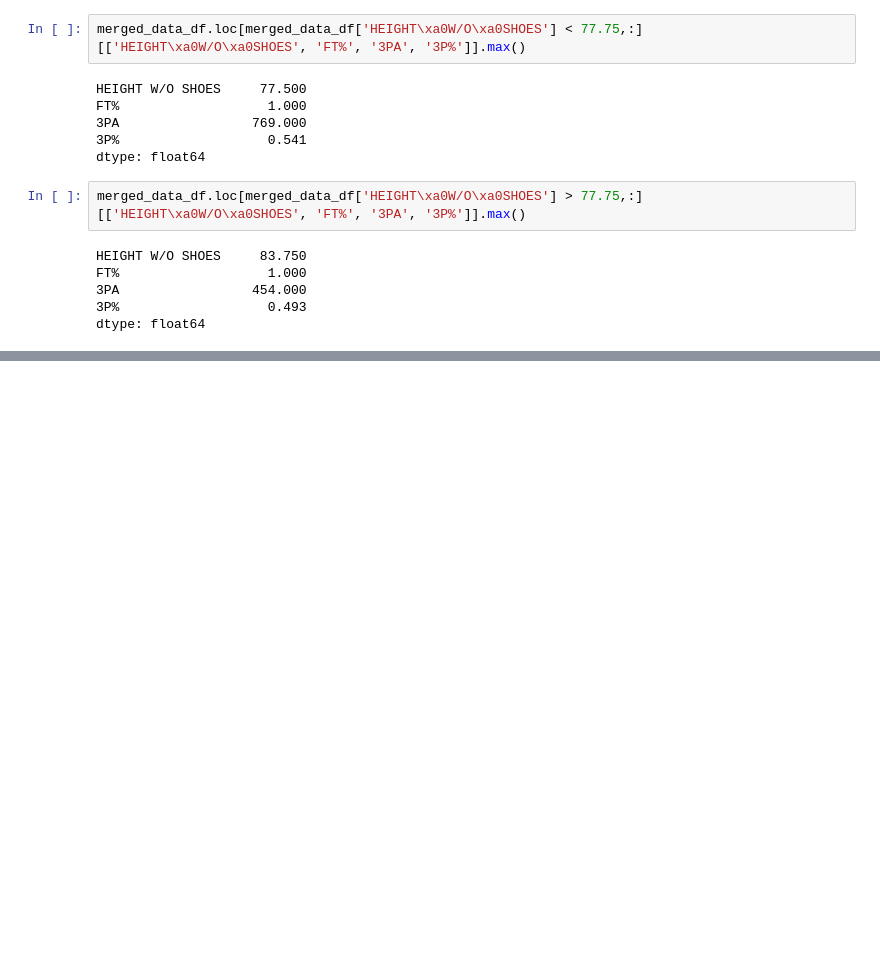
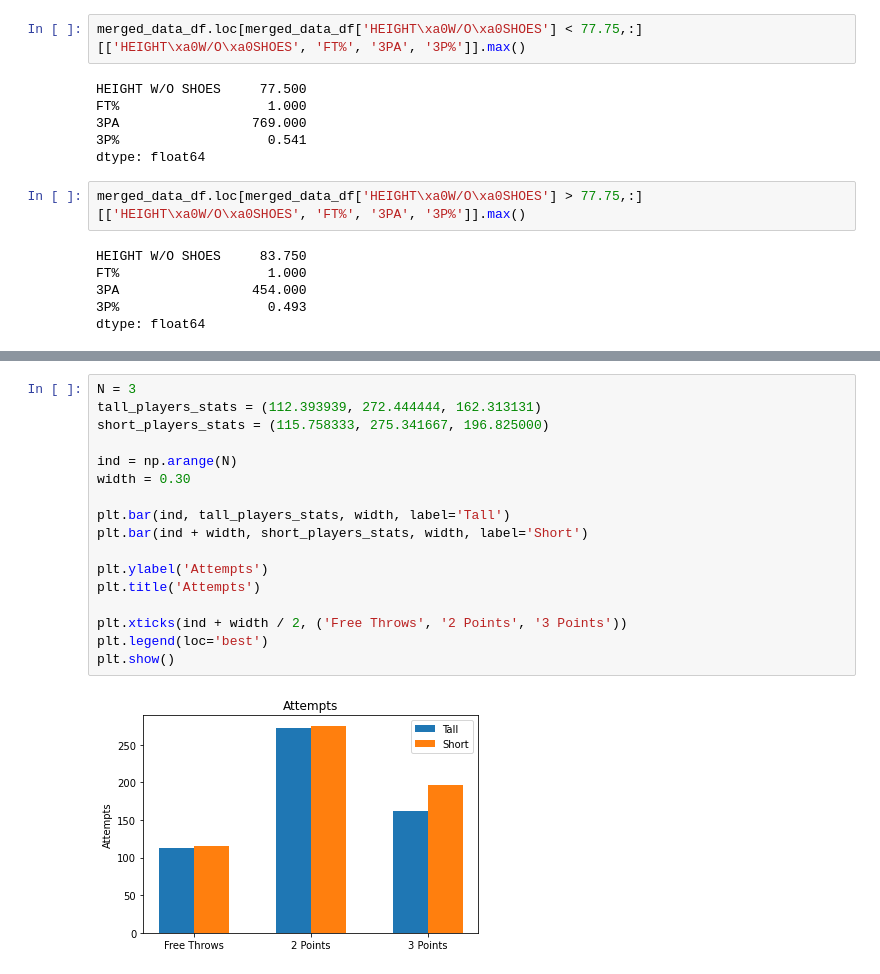
Before and after one commit to adithyav09/Group-APIs-Project, a Jupyter notebook: NBA_DATA.ipynb, the cells around one changed output, grey strips where cells are left out. Drawn from its saved outputs; the diff is of its cells as text; blank space fills up the shorter version.

```diff
--- a/NBA_DATA.ipynb
+++ b/NBA_DATA.ipynb
@@ -435,0 +470,19 @@ dtype: float64
+# %%
+N = 3
+tall_players_stats = (112.393939, 272.444444, 162.313131)
+short_players_stats = (115.758333, 275.341667, 196.825000)
+
+ind = np.arange(N)
+width = 0.30
+
+plt.bar(ind, tall_players_stats, width, label='Tall')
+plt.bar(ind + width, short_players_stats, width, label='Short')
+
+plt.ylabel('Attempts')
+plt.title('Attempts')
+
+plt.xticks(ind + width / 2, ('Free Throws', '2 Points', '3 Points'))
+plt.legend(loc='best')
+plt.show()
+# %% [output]
+[figure, added]
```
Also changed, not shown: parts of 7 cells of this notebook.
